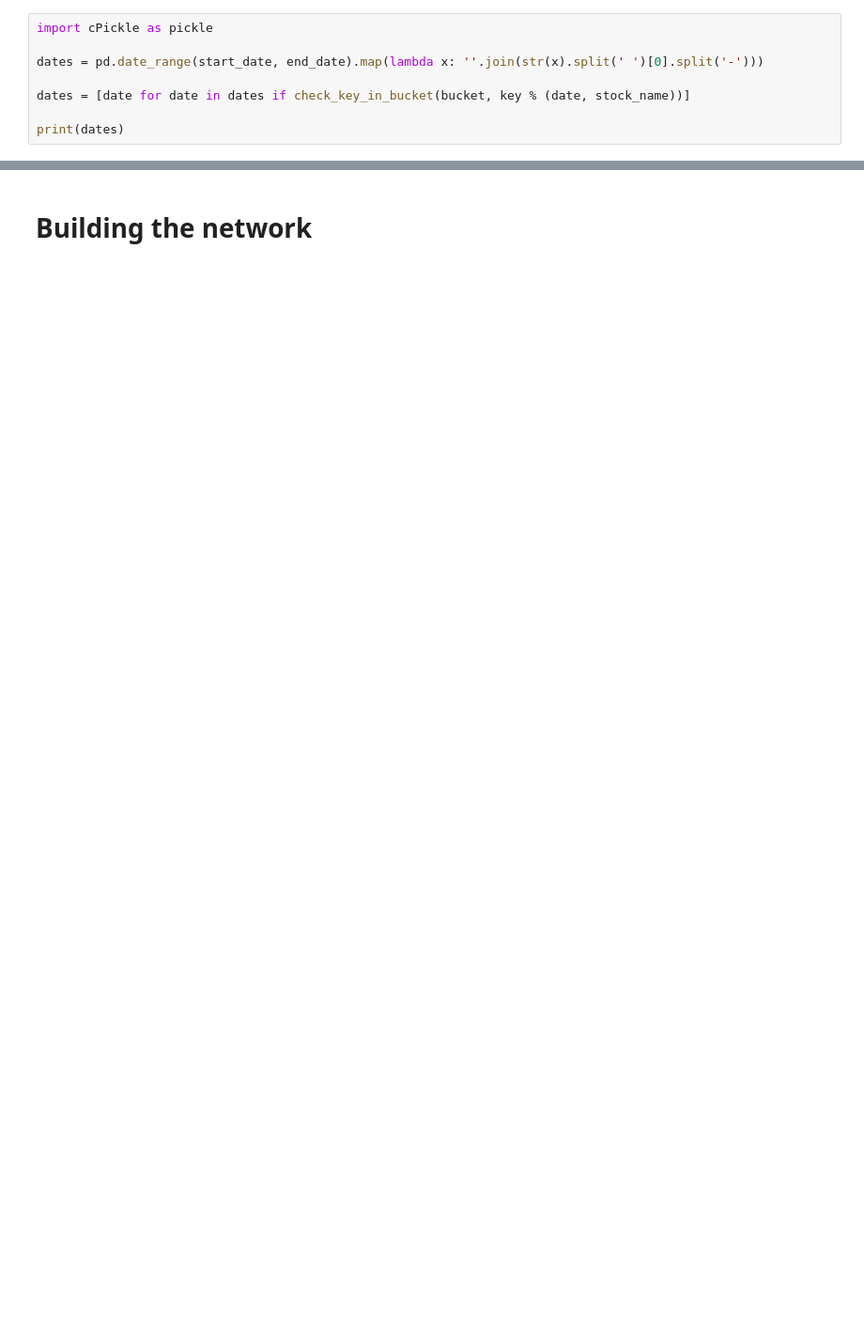
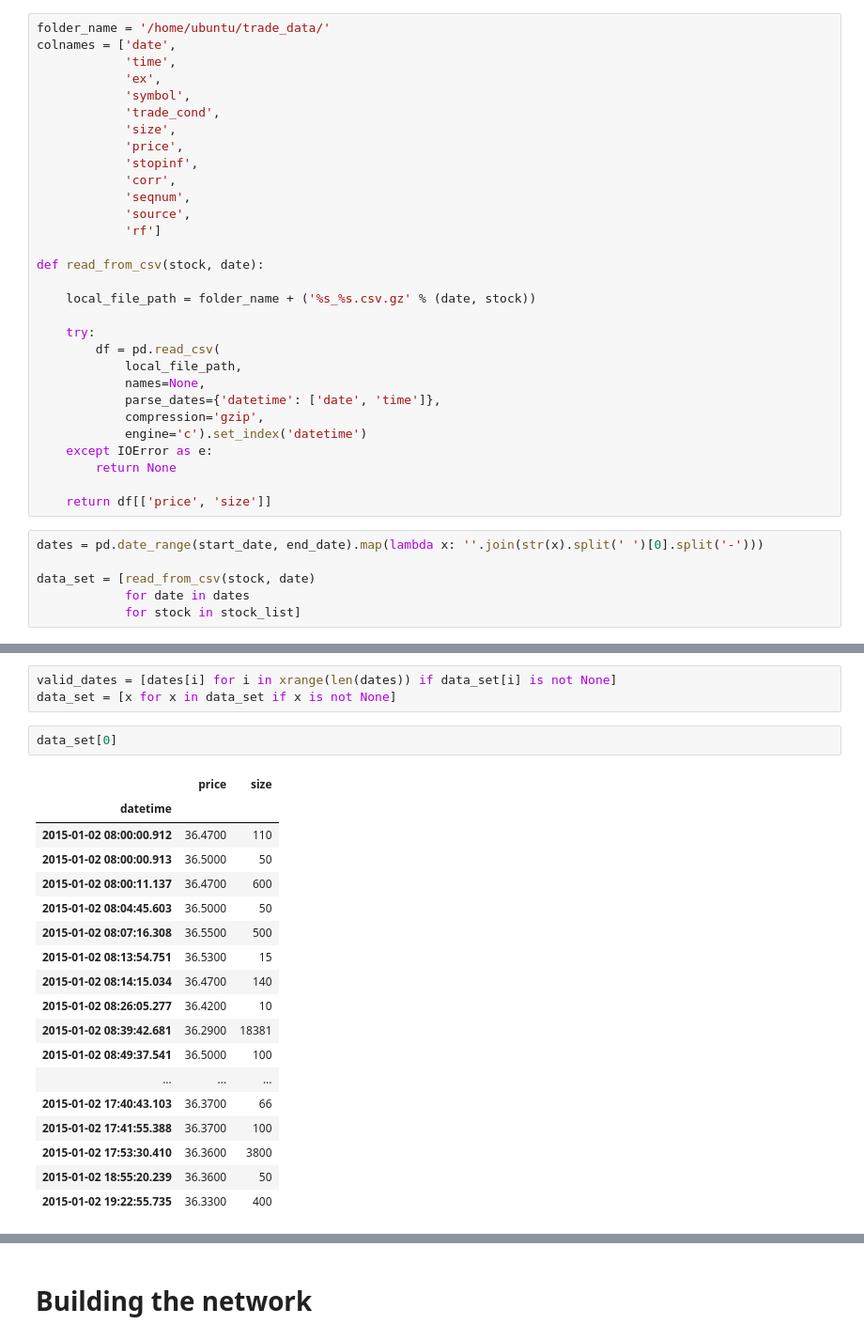
Before and after one commit to bellettif/tutorials_stock_prediction, a Jupyter notebook: univariate_stock_price_prediction_tutorial.ipynb, the cells around one changed output, grey strips where cells are left out. Shown at 94% size. Cells and saved outputs as stored; diff of their text form; blank space fills up the shorter version.

```diff
--- a/univariate_stock_price_prediction_tutorial.ipynb
+++ b/univariate_stock_price_prediction_tutorial.ipynb
@@ -90,8 +29,36 @@ def read_csv_from_s3(bucket, key, colnames, parse_dates, index_to_set):
+# %%
+folder_name = '/home/ubuntu/trade_data/'
+colnames = ['date',
+            'time',
+            'ex',
+            'symbol',
+            'trade_cond',
+            'size',
+            'price',
+            'stopinf',
+            'corr',
+            'seqnum',
+            'source',
+            'rf']
+
+def read_from_csv(stock, date):
+
+    local_file_path = folder_name + ('%s_%s.csv.gz' % (date, stock))
+
+    try:
+        df = pd.read_csv(
+            local_file_path,
+            names=None,
+            parse_dates={'datetime': ['date', 'time']},
+            compression='gzip',
+            engine='c').set_index('datetime')
+    except IOError as e:
+        return None
+
+    return df[['price', 'size']]
 # %%
-import cPickle as pickle
-
 dates = pd.date_range(start_date, end_date).map(lambda x: ''.join(str(x).split(' ')[0].split('-')))
 
-dates = [date for date in dates if check_key_in_bucket(bucket, key % (date, stock_name))]
-
-print(dates)
+data_set = [read_from_csv(stock, date)
+            for date in dates
+            for stock in stock_list]
@@ -99,0 +65,24 @@ print(dates)
+# %%
+valid_dates = [dates[i] for i in xrange(len(dates)) if data_set[i] is not None]
+data_set = [x for x in data_set if x is not None]
+# %%
+data_set[0]
+# %% [output]
+|  | price | size |
+| datetime |  |  |
+| 2015-01-02 08:00:00.912 | 36.4700 | 110 |
+| 2015-01-02 08:00:00.913 | 36.5000 | 50 |
+| 2015-01-02 08:00:11.137 | 36.4700 | 600 |
+| 2015-01-02 08:04:45.603 | 36.5000 | 50 |
+| 2015-01-02 08:07:16.308 | 36.5500 | 500 |
+| 2015-01-02 08:13:54.751 | 36.5300 | 15 |
+| 2015-01-02 08:14:15.034 | 36.4700 | 140 |
+| 2015-01-02 08:26:05.277 | 36.4200 | 10 |
+| 2015-01-02 08:39:42.681 | 36.2900 | 18381 |
+| 2015-01-02 08:49:37.541 | 36.5000 | 100 |
+| ... | ... | ... |
+| 2015-01-02 17:40:43.103 | 36.3700 | 66 |
+| 2015-01-02 17:41:55.388 | 36.3700 | 100 |
+| 2015-01-02 17:53:30.410 | 36.3600 | 3800 |
+| 2015-01-02 18:55:20.239 | 36.3600 | 50 |
+| 2015-01-02 19:22:55.735 | 36.3300 | 400 |
```
Also changed, not shown: parts of 20 cells of this notebook.
